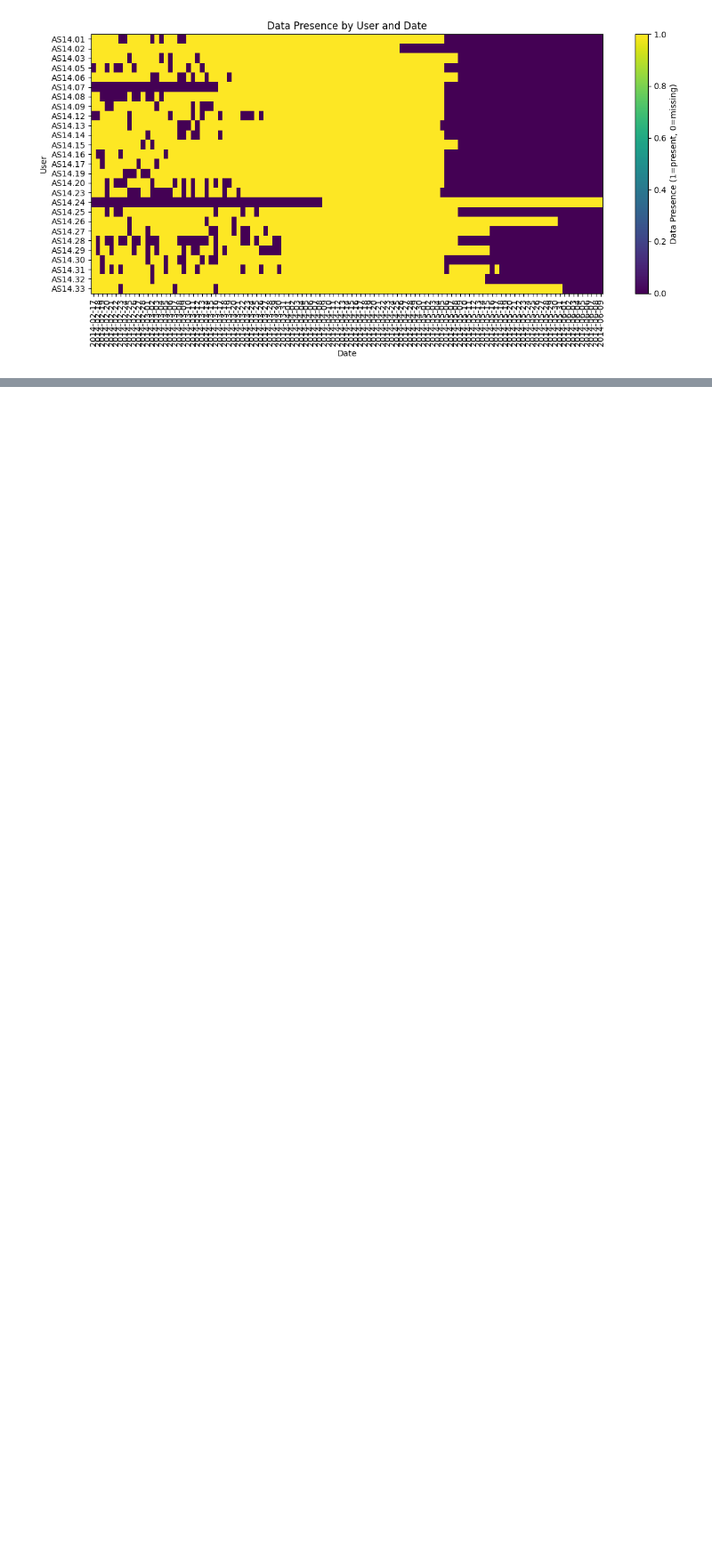
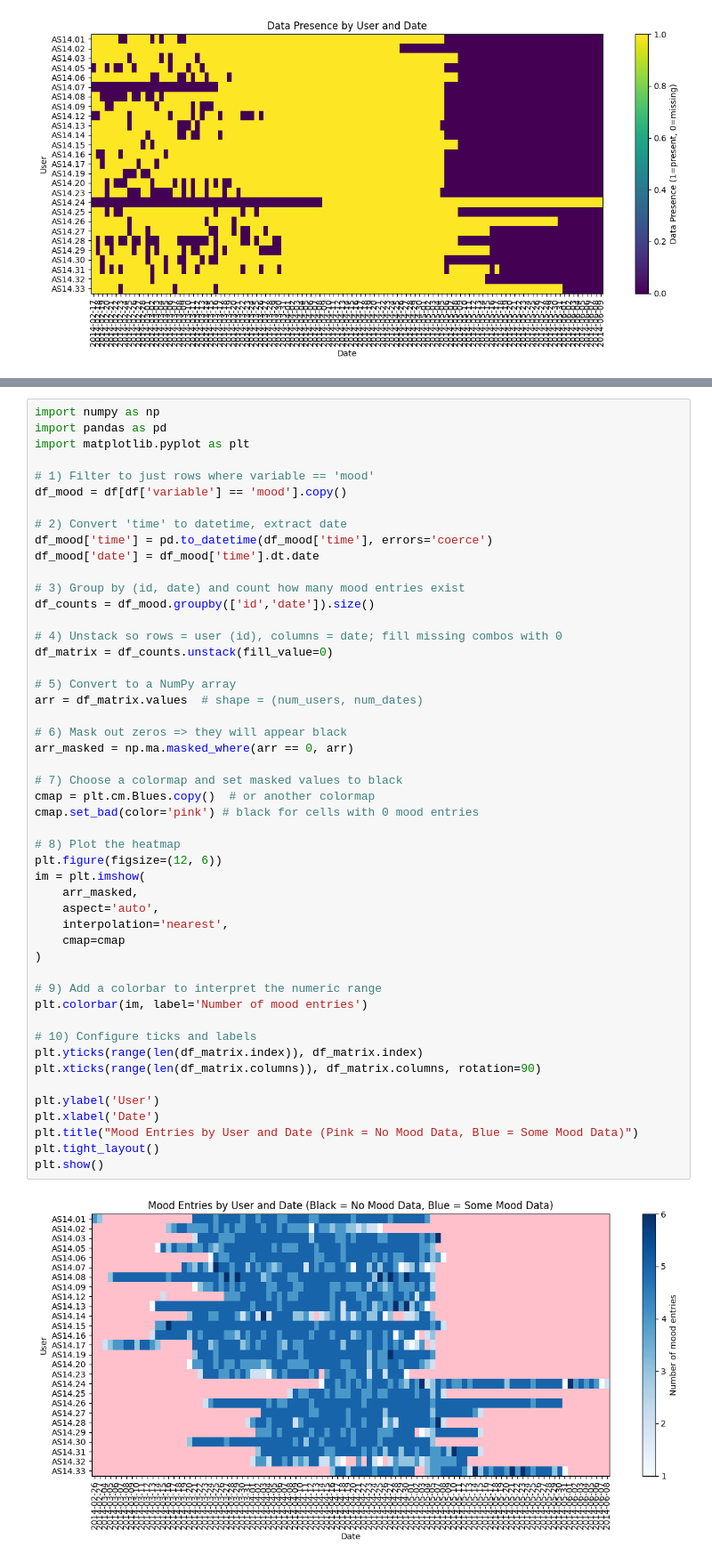
Before and after one commit to kuuroooo/data-mining, a Jupyter notebook: exploration.ipynb, the cells around one changed output, grey strips where cells are left out. Shown at 89% size. Drawn from its saved outputs; the diff is of its cells as text; blank space fills up the shorter version.

```diff
--- a/exploration.ipynb
+++ b/exploration.ipynb
@@ -338,3 +502,54 @@ plt.show()
+# %%
+import numpy as np
+import pandas as pd
+import matplotlib.pyplot as plt
+
+# 1) Filter to just rows where variable == 'mood'
+df_mood = df[df['variable'] == 'mood'].copy()
+
+# 2) Convert 'time' to datetime, extract date
+df_mood['time'] = pd.to_datetime(df_mood['time'], errors='coerce')
+df_mood['date'] = df_mood['time'].dt.date
+
+# 3) Group by (id, date) and count how many mood entries exist
+df_counts = df_mood.groupby(['id','date']).size()
+
+# 4) Unstack so rows = user (id), columns = date; fill missing combos with 0
+df_matrix = df_counts.unstack(fill_value=0)
+
+# 5) Convert to a NumPy array
+arr = df_matrix.values  # shape = (num_users, num_dates)
+
+# 6) Mask out zeros => they will appear black
+arr_masked = np.ma.masked_where(arr == 0, arr)
+
+# 7) Choose a colormap and set masked values to black
+cmap = plt.cm.Blues.copy()  # or another colormap
+cmap.set_bad(color='pink') # black for cells with 0 mood entries
+
+# 8) Plot the heatmap
+plt.figure(figsize=(12, 6))
+im = plt.imshow(
+    arr_masked,
+    aspect='auto',
+    interpolation='nearest',
+    cmap=cmap
+)
+
+# 9) Add a colorbar to interpret the numeric range
+plt.colorbar(im, label='Number of mood entries')
+
+# 10) Configure ticks and labels
+plt.yticks(range(len(df_matrix.index)), df_matrix.index)
+plt.xticks(range(len(df_matrix.columns)), df_matrix.columns, rotation=90)
+
+plt.ylabel('User')
+plt.xlabel('Date')
+plt.title("Mood Entries by User and Date (Pink = No Mood Data, Blue = Some Mood Data)")
+plt.tight_layout()
+plt.show()
+# %% [output]
+[figure, added]
 # %%
 import pandas as pd
 import matplotlib.pyplot as plt
```
Also changed, not shown: parts of 7 cells of this notebook, 8 other files.
